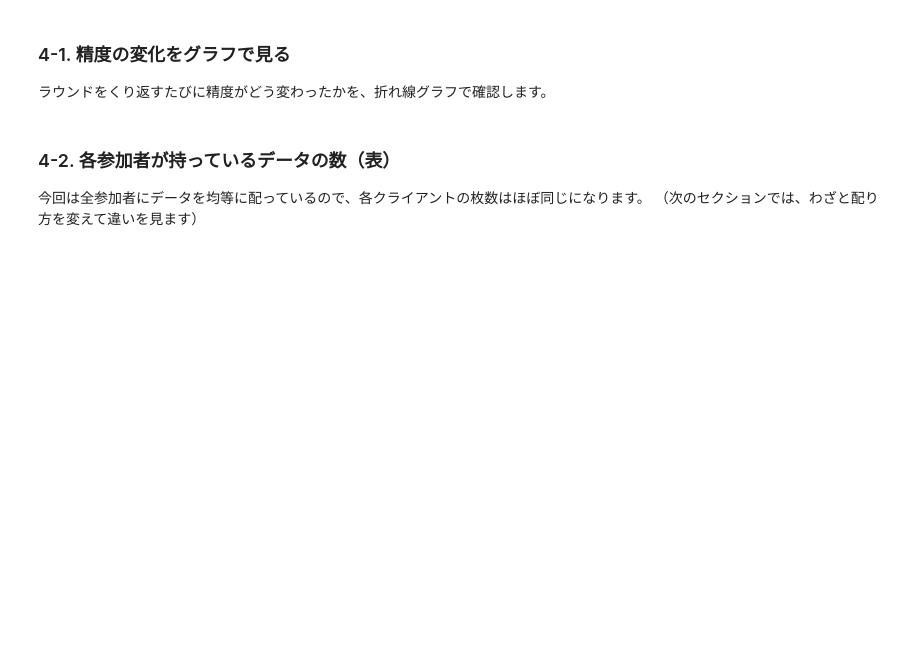
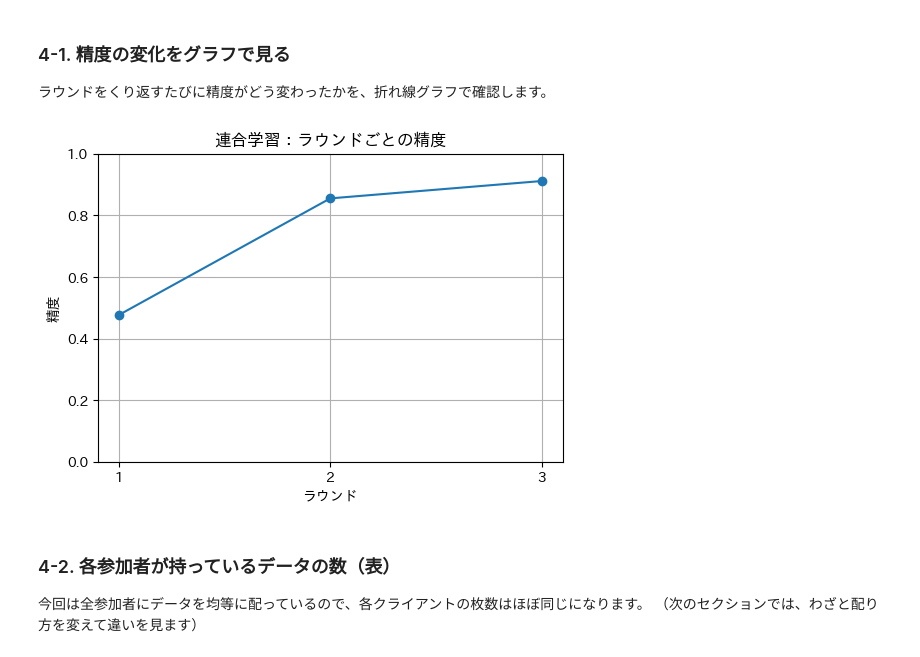
Before and after one commit to meijo-yoshikawa-Lab-student/2026labseminar, a Jupyter notebook: 連合学習_実習_穴埋め.ipynb, the cells around one changed output. Cells and saved outputs as stored; diff of their text form; code cells hidden in the pictures; blank space fills up the shorter version.

```diff
--- a/連合学習_実習_穴埋め.ipynb
+++ b/連合学習_実習_穴埋め.ipynb
@@ -689,9 +689,12 @@ def show_client_sizes(client_sizes, title="クライアント別サンプル数"
 
 **ラウンド**（参加者が学習結果を持ち寄って、AIを1回まとめ直す単位）をくり返すごとに、
 AIの精度が上がっていけば成功です。
+# %%
+# 連合学習で各クライアントが使う枚数（表示と実験で共通利用）
+PER_CLIENT_SIZE = 1000
 # %%
 %%time
-h = run_federated(dataset_name="mnist", num_clients=5, num_rounds=3, per_client_size=1000)
+h = run_federated(dataset_name="mnist", num_clients=5, num_rounds=3, per_client_size=PER_CLIENT_SIZE)
 print("最終精度:", h["accuracy"][-1])
 # %% [output]
 WARNING :   DEPRECATED FEATURE: The `run_simulation` function is deprecated and will be removed in a future version of Flower. Please use `flwr run` in the CLI instead to run your simulation. Refer to ...
@@ -717,10 +754,14 @@ RuntimeError: Exception in ServerApp thread
 ラウンドをくり返すたびに精度がどう変わったかを、折れ線グラフで確認します。
 # %%
 import matplotlib.pyplot as plt
+from matplotlib.ticker import MaxNLocator
 plt.figure(figsize=(6,4))
 plt.plot(h["round"], h["accuracy"], marker="o")
 plt.xlabel("ラウンド"); plt.ylabel("精度"); plt.ylim(0,1)
+plt.gca().xaxis.set_major_locator(MaxNLocator(integer=True))
 plt.title("連合学習：ラウンドごとの精度"); plt.grid(True); plt.show()
+# %% [output]
+[figure, added]
 # %% [markdown]
 ### 4-2. 各参加者が持っているデータの数（表）
 今回は全参加者にデータを均等に配っているので、各クライアントの枚数はほぼ同じになります。
```
Also changed, not shown: parts of 11 cells of this notebook.
